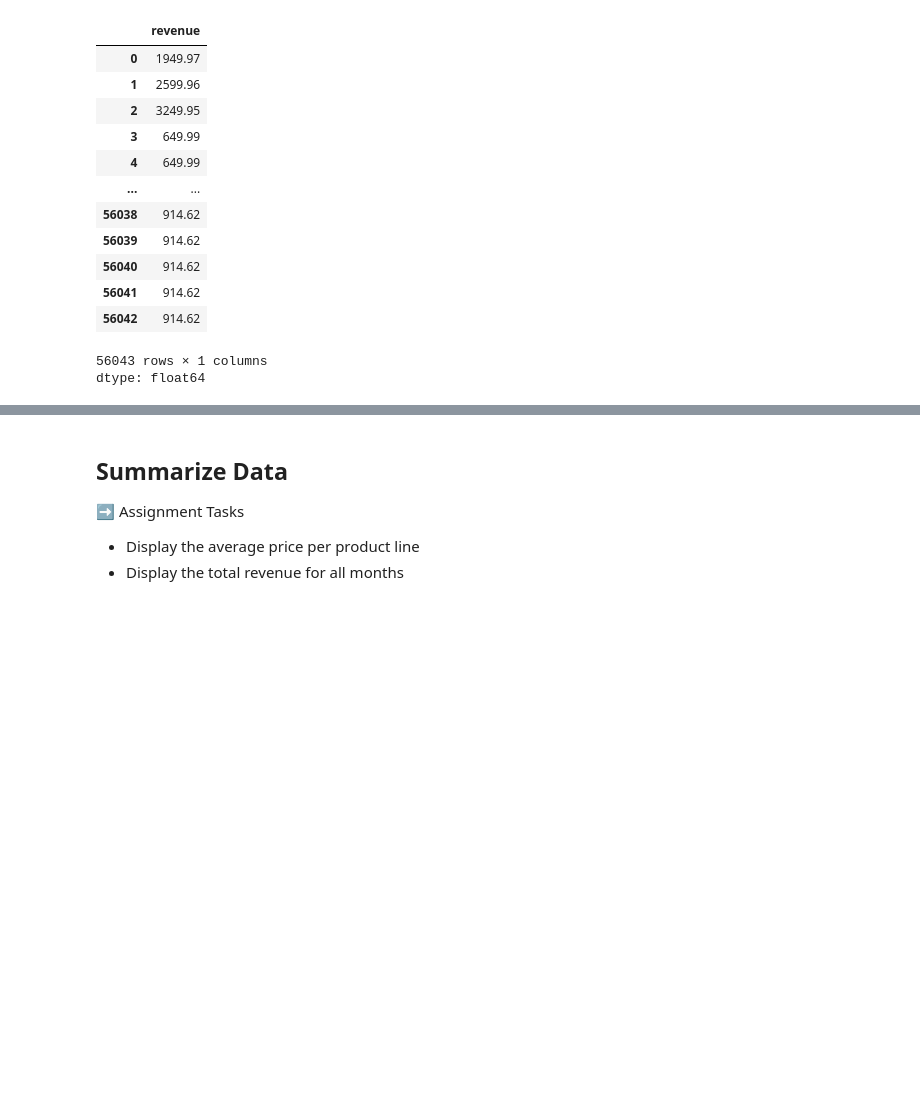
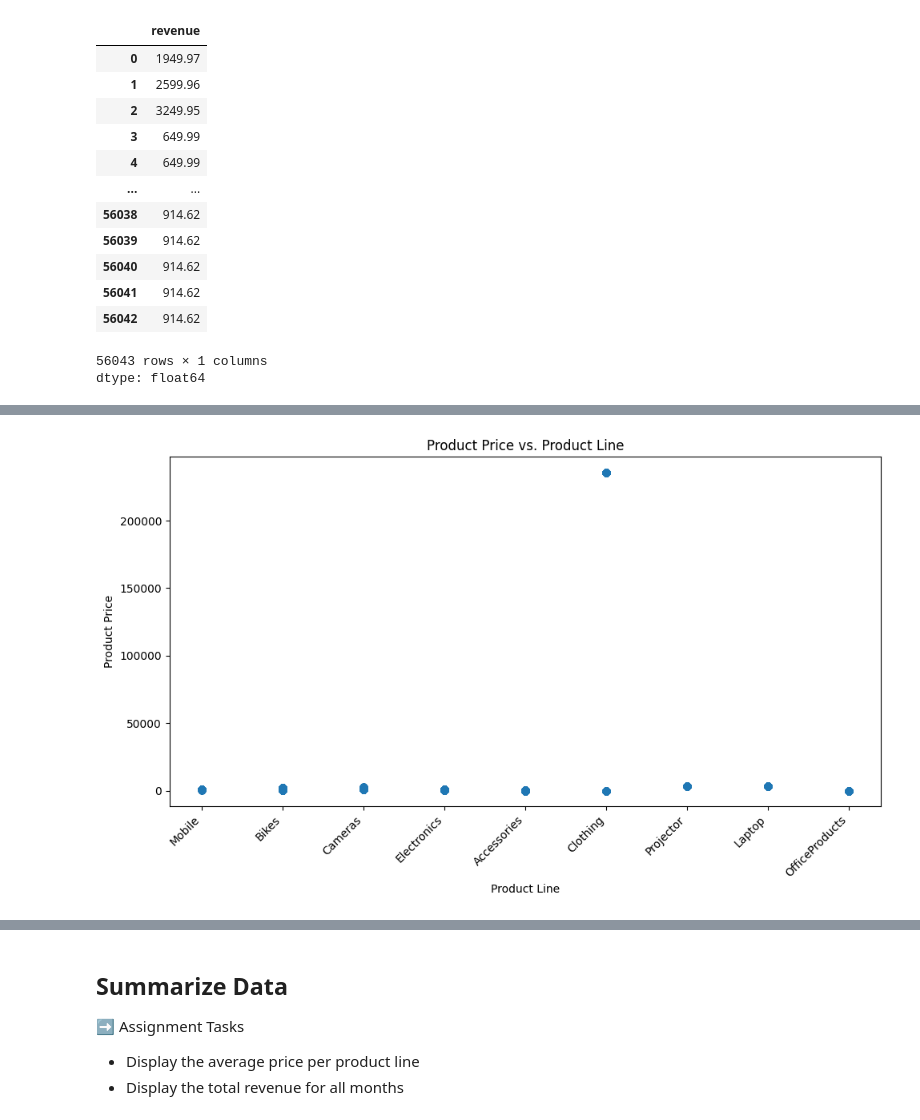
Before and after one commit to matiasarmesto/businessanalytics, a Jupyter notebook: Labs/Scripts/lab_03_retailer_intro.ipynb, the cells around one changed output, grey strips where cells are left out. Saved outputs shown, nothing was run; the diff lists cells and outputs as text; code cells hidden in the pictures; blank space fills up the shorter version.

```diff
--- a/Labs/Scripts/lab_03_retailer_intro.ipynb
+++ b/Labs/Scripts/lab_03_retailer_intro.ipynb
@@ -130,3 +132,7 @@ df['revenue']
 | 56042 | 914.62 |
 56043 rows × 1 columns
 dtype: float64
+# %%
+# removing rows with null values
+df = df.dropna()
+df.head()
@@ -132,0 +146,12 @@ dtype: float64
+# %%
+# using scatterchart to identify outliers
+plt.figure(figsize=(10, 6))
+plt.scatter(df['product_line'], df['product_price'])
+plt.xlabel('Product Line')
+plt.ylabel('Product Price')
+plt.title('Product Price vs. Product Line')
+plt.xticks(rotation=45, ha='right')  # Rotate x-axis labels for better readability
+plt.tight_layout()
+plt.show()
+# %% [output]
+[figure, added]
```
Also changed, not shown: parts of 11 cells of this notebook.
